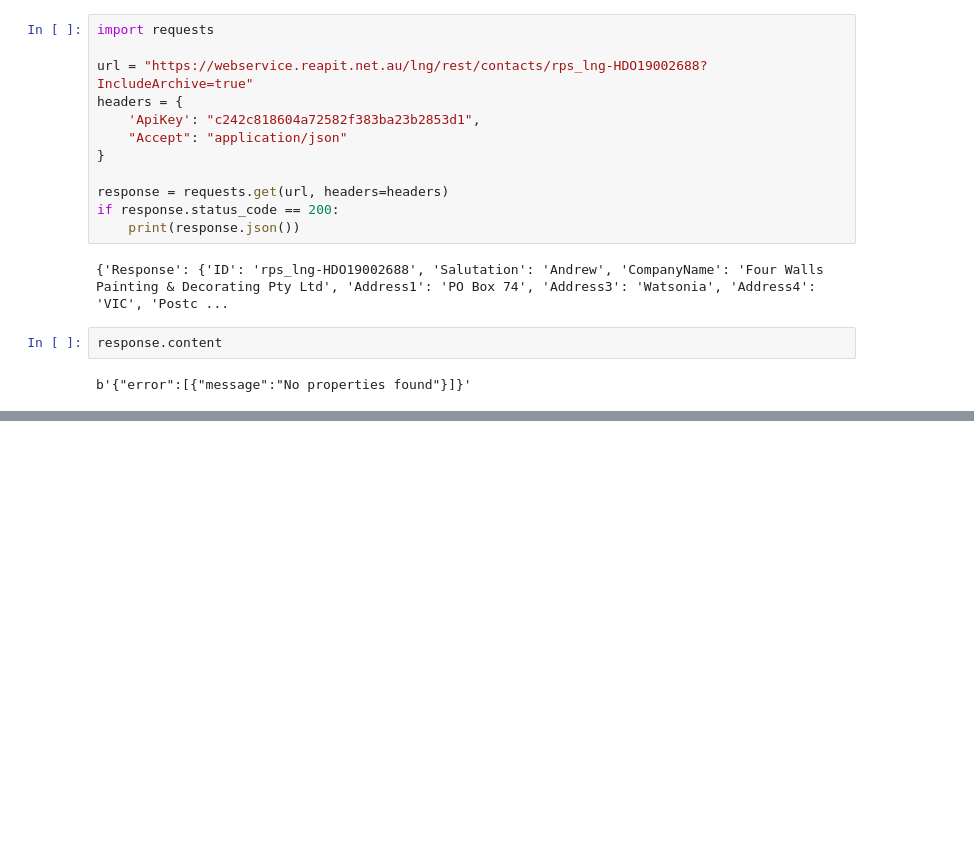
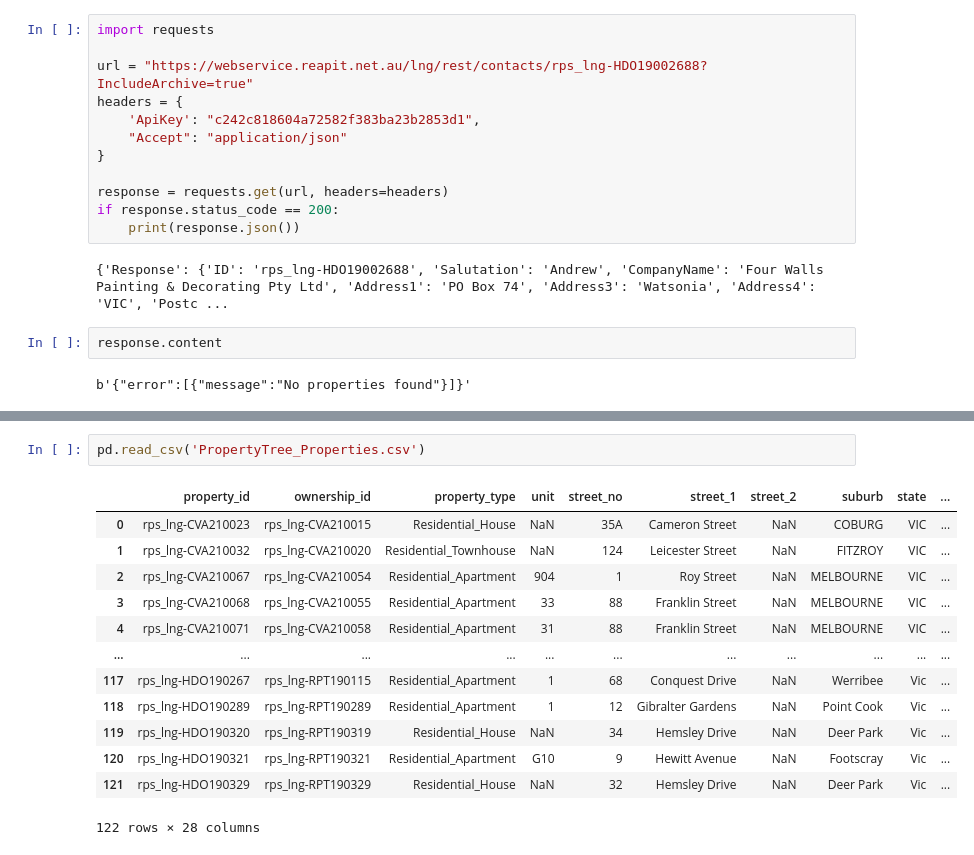
Before and after one commit to sahils4299/LongView-Data-Migration, a Jupyter notebook: PropertyTree_migration_Portfolio_testing.ipynb, the cells around one changed output, grey strips where cells are left out. Drawn from its saved outputs; the diff is of its cells as text; blank space fills up the shorter version.

```diff
--- a/PropertyTree_migration_Portfolio_testing.ipynb
+++ b/PropertyTree_migration_Portfolio_testing.ipynb
@@ -1745,0 +1896,16 @@ b'{"error":[{"message":"No properties found"}]}'
+# %%
+pd.read_csv('PropertyTree_Properties.csv')
+# %% [output]
+|  | property_id | ownership_id | property_type | unit | street_no | street_1 | street_2 | suburb | state | ... |
+| 0 | rps_lng-CVA210023 | rps_lng-CVA210015 | Residential_House | NaN | 35A | Cameron Street | NaN | COBURG | VIC | ... |
+| 1 | rps_lng-CVA210032 | rps_lng-CVA210020 | Residential_Townhouse | NaN | 124 | Leicester Street | NaN | FITZROY | VIC | ... |
+| 2 | rps_lng-CVA210067 | rps_lng-CVA210054 | Residential_Apartment | 904 | 1 | Roy Street | NaN | MELBOURNE | VIC | ... |
+| 3 | rps_lng-CVA210068 | rps_lng-CVA210055 | Residential_Apartment | 33 | 88 | Franklin Street | NaN | MELBOURNE | VIC | ... |
+| 4 | rps_lng-CVA210071 | rps_lng-CVA210058 | Residential_Apartment | 31 | 88 | Franklin Street | NaN | MELBOURNE | VIC | ... |
+| ... | ... | ... | ... | ... | ... | ... | ... | ... | ... | ... |
+| 117 | rps_lng-HDO190267 | rps_lng-RPT190115 | Residential_Apartment | 1 | 68 | Conquest Drive | NaN | Werribee | Vic | ... |
+| 118 | rps_lng-HDO190289 | rps_lng-RPT190289 | Residential_Apartment | 1 | 12 | Gibralter Gardens | NaN | Point Cook | Vic | ... |
+| 119 | rps_lng-HDO190320 | rps_lng-RPT190319 | Residential_House | NaN | 34 | Hemsley Drive | NaN | Deer Park | Vic | ... |
+| 120 | rps_lng-HDO190321 | rps_lng-RPT190321 | Residential_Apartment | G10 | 9 | Hewitt Avenue | NaN | Footscray | Vic | ... |
+| 121 | rps_lng-HDO190329 | rps_lng-RPT190329 | Residential_House | NaN | 32 | Hemsley Drive | NaN | Deer Park | Vic | ... |
+122 rows × 28 columns
```
Also changed, not shown: parts of 21 cells of this notebook.
